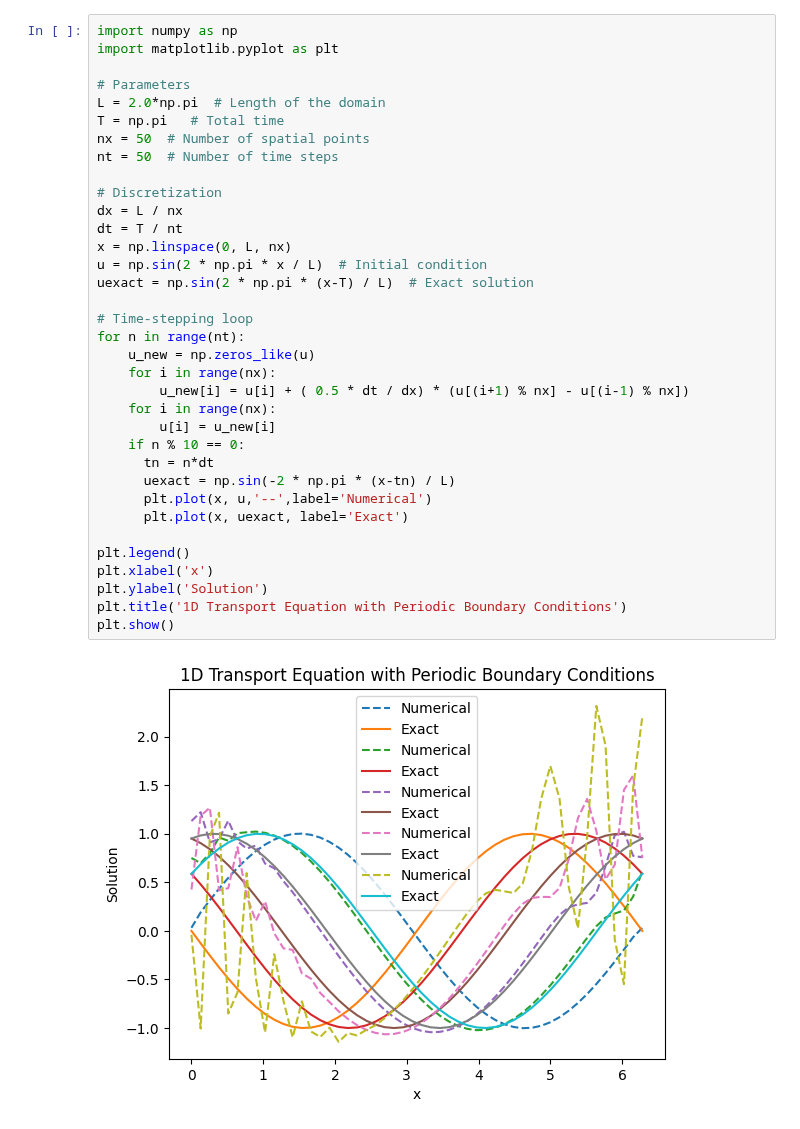
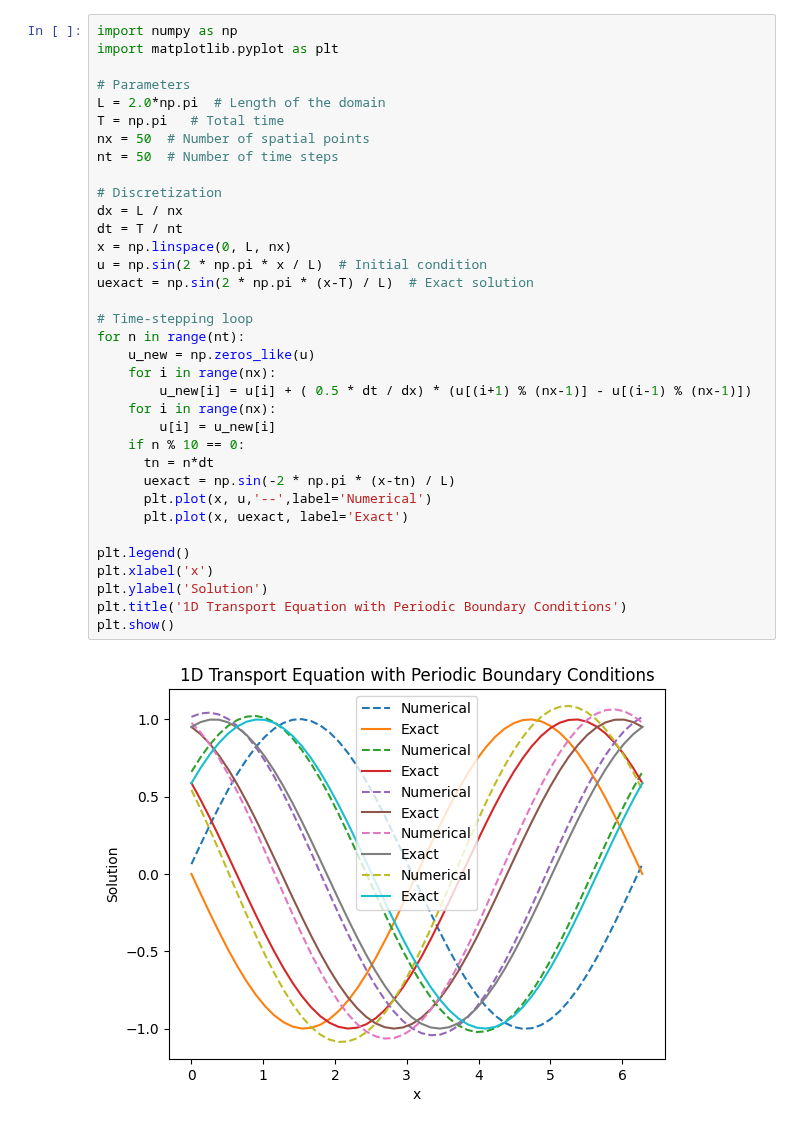
Before and after one commit to AITricia/ENM5320, a Jupyter notebook: Code/finiteDifferenceExample.ipynb, the cells around one changed output. Drawn from its saved outputs; the diff is of its cells as text.

```diff
--- a/Code/finiteDifferenceExample.ipynb
+++ b/Code/finiteDifferenceExample.ipynb
@@ -8,32 +8,32 @@ import matplotlib.pyplot as plt
 L = 2.0*np.pi  # Length of the domain
 T = np.pi   # Total time
 nx = 50  # Number of spatial points
 nt = 50  # Number of time steps
 
 # Discretization
 dx = L / nx
 dt = T / nt
 x = np.linspace(0, L, nx)
 u = np.sin(2 * np.pi * x / L)  # Initial condition
 uexact = np.sin(2 * np.pi * (x-T) / L)  # Exact solution
 
 # Time-stepping loop
 for n in range(nt):
     u_new = np.zeros_like(u)
     for i in range(nx):
-        u_new[i] = u[i] + ( 0.5 * dt / dx) * (u[(i+1) % nx] - u[(i-1) % nx])
+        u_new[i] = u[i] + ( 0.5 * dt / dx) * (u[(i+1) % (nx-1)] - u[(i-1) % (nx-1)])
     for i in range(nx):
         u[i] = u_new[i]
     if n % 10 == 0:
       tn = n*dt
       uexact = np.sin(-2 * np.pi * (x-tn) / L)
       plt.plot(x, u,'--',label='Numerical')
       plt.plot(x, uexact, label='Exact')
 
 plt.legend()
 plt.xlabel('x')
 plt.ylabel('Solution')
 plt.title('1D Transport Equation with Periodic Boundary Conditions')
 plt.show()
 # %% [output]
-[figure, old version]
+[figure, new version]
```
